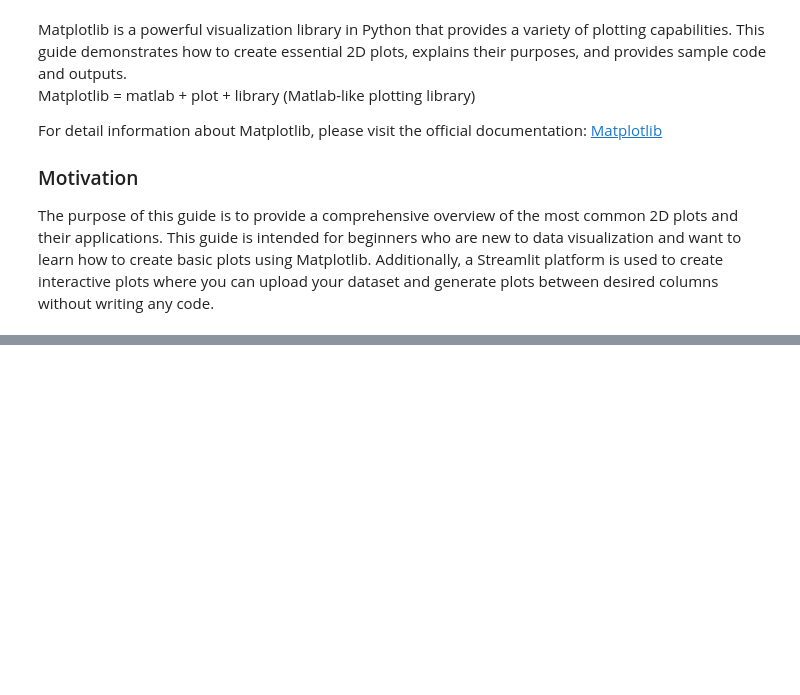
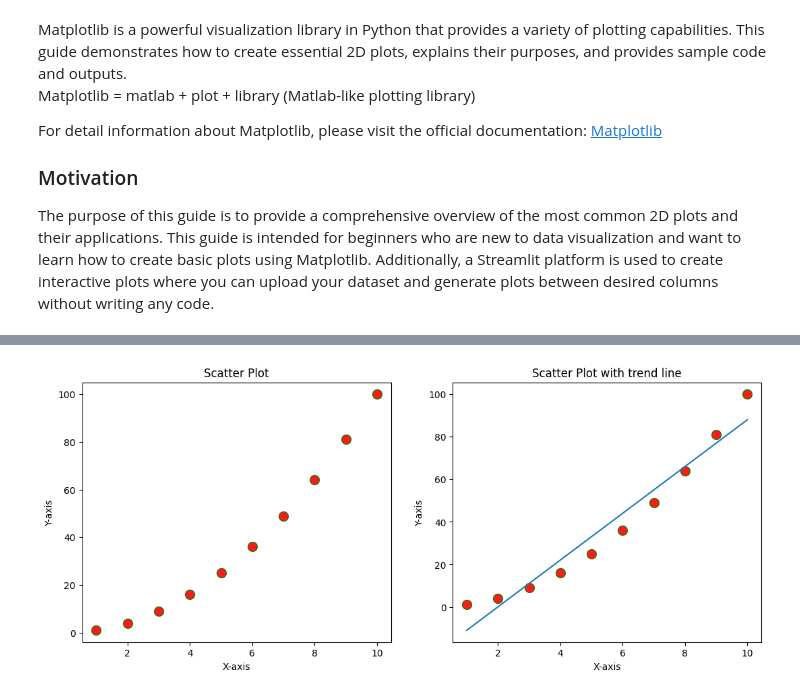
Before and after one commit to cruvss/2D-Data-Visualization, a Jupyter notebook: notebook.ipynb, the cells around one changed output, grey strips where cells are left out. Saved outputs shown, nothing was run; the diff lists cells and outputs as text; code cells hidden in the pictures; blank space fills up the shorter version.

Commit message:
add scatter plot

```diff
--- a/notebook.ipynb
+++ b/notebook.ipynb
@@ -31,0 +56,38 @@ The purpose of this guide is to provide a comprehensive overview of the most com
+# %%
+import matplotlib.pyplot as plt
+import numpy as np
+
+# creating sample data to demonstrate scatter plot
+
+x = [1, 2, 3, 4, 5, 6, 7, 8, 9, 10]
+y = [1,4,9,16,25,36,49,64,81,100]
+
+fig , ax = plt.subplots(1,2, figsize=(13,5))
+
+
+ax[0].scatter(x=x, y=y,
+           color='r', s=100, alpha=.9, edgecolors='g', marker='o'
+           )
+
+
+ax[0].set_xlabel('X-axis')
+ax[0].set_ylabel('Y-axis')
+ax[0].set_title('Scatter Plot')
+
+
+
+ax[1].scatter(x=x, y=y,
+           color='r', s=100, alpha=.9, edgecolors='g', marker='o'
+           )
+# adding trend line
+z = np.polyfit(x, y, 1)     # 1 is the degree of the polynomial
+p = np.poly1d(z)            # creating a polynomial function
+ax[1].plot(x, p(x))
+
+ax[1].set_xlabel('X-axis')
+ax[1].set_ylabel('Y-axis')
+ax[1].set_title('Scatter Plot with trend line')
+
+plt.show()
+# %% [output]
+[figure, added]
```
Also changed, not shown: parts of 4 cells of this notebook.
